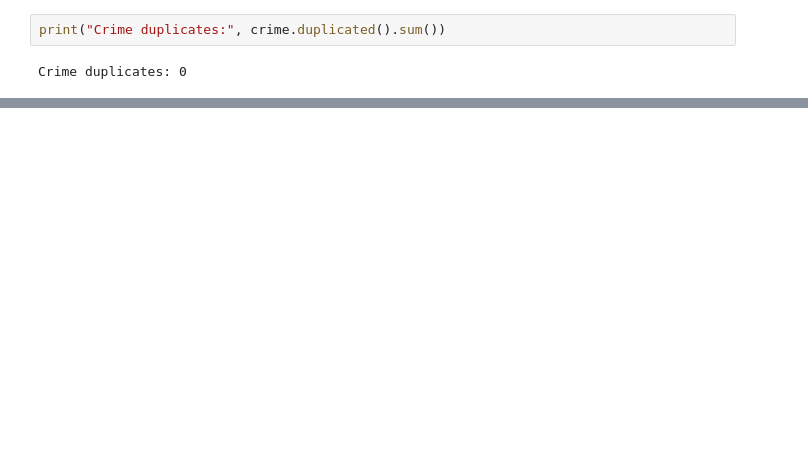
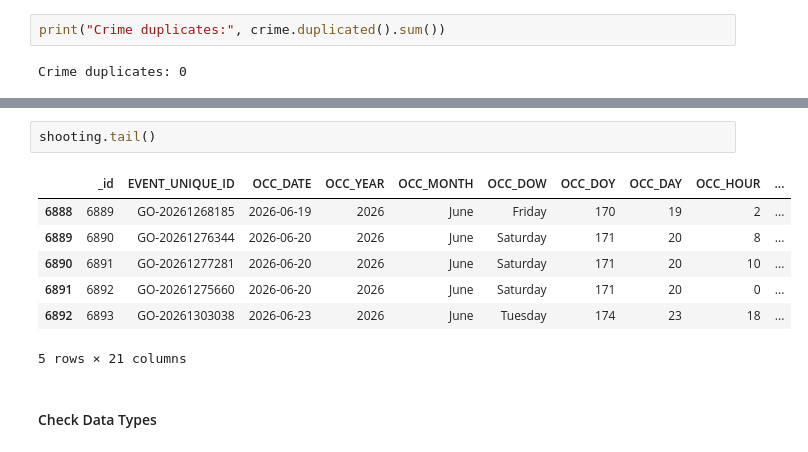
Before and after one commit to tesssarazen-star/toronto-crime-analysis, a Jupyter notebook: notebooks/01_explore.ipynb, the cells around one changed output, grey strips where cells are left out. Saved outputs shown, nothing was run; the diff lists cells and outputs as text; blank space fills up the shorter version.

```diff
--- a/notebooks/01_explore.ipynb
+++ b/notebooks/01_explore.ipynb
@@ -72,0 +192,12 @@ The neighbourhood crime dataset contains missing values (NaN) for homicide and s
+# %%
+shooting.tail()
+# %% [output]
+|  | _id | EVENT_UNIQUE_ID | OCC_DATE | OCC_YEAR | OCC_MONTH | OCC_DOW | OCC_DOY | OCC_DAY | OCC_HOUR | ... |
+| 6888 | 6889 | GO-20261268185 | 2026-06-19 | 2026 | June | Friday | 170 | 19 | 2 | ... |
+| 6889 | 6890 | GO-20261276344 | 2026-06-20 | 2026 | June | Saturday | 171 | 20 | 8 | ... |
+| 6890 | 6891 | GO-20261277281 | 2026-06-20 | 2026 | June | Saturday | 171 | 20 | 10 | ... |
+| 6891 | 6892 | GO-20261275660 | 2026-06-20 | 2026 | June | Saturday | 171 | 20 | 0 | ... |
+| 6892 | 6893 | GO-20261303038 | 2026-06-23 | 2026 | June | Tuesday | 174 | 23 | 18 | ... |
+5 rows × 21 columns
+# %% [markdown]
+#### Check Data Types
```
Also changed, not shown: parts of 48 cells of this notebook.
